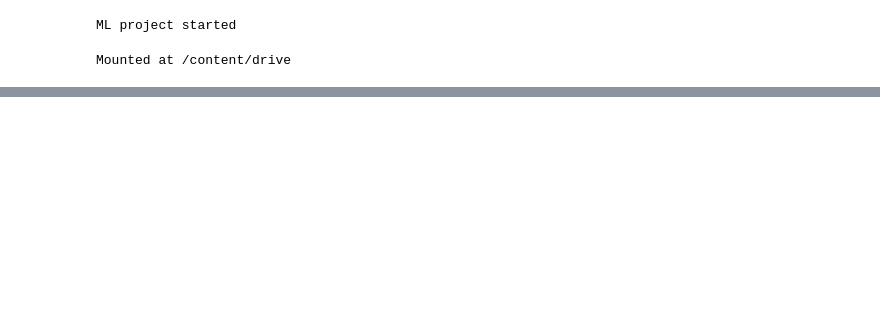
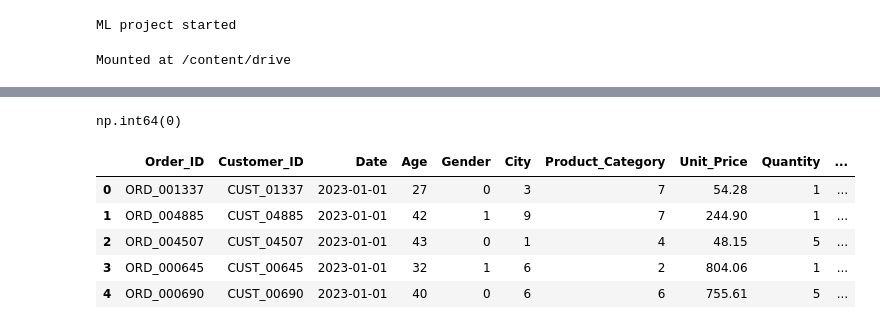
Before and after one commit to somcode14/E-Commerce-Sales-Customer-Behavior-Analysis, a Jupyter notebook: Project.ipynb, the cells around one changed output, grey strips where cells are left out. Cells and saved outputs as stored; diff of their text form; code cells hidden in the pictures; blank space fills up the shorter version.

```diff
--- a/Project.ipynb
+++ b/Project.ipynb
@@ -35,0 +64,23 @@ df.head()
+# %%
+df.isnull().sum().sum()
+# %% [output]
+np.int64(0)
+# %%
+#Encode Categorical Columns
+le = LabelEncoder()
+df['Gender'] = le.fit_transform(df['Gender'])
+df['City'] = le.fit_transform(df['City'])
+df['Product_Category'] = le.fit_transform(df['Product_Category'])
+df['Payment_Method'] = le.fit_transform(df['Payment_Method'])
+df['Device_Type'] = le.fit_transform(df['Device_Type'])
+
+df['Is_Returning_Customer'] = df['Is_Returning_Customer'].astype(int)
+
+df.head()
+# %% [output]
+|  | Order_ID | Customer_ID | Date | Age | Gender | City | Product_Category | Unit_Price | Quantity | ... |
+| 0 | ORD_001337 | CUST_01337 | 2023-01-01 | 27 | 0 | 3 | 7 | 54.28 | 1 | ... |
+| 1 | ORD_004885 | CUST_04885 | 2023-01-01 | 42 | 1 | 9 | 7 | 244.90 | 1 | ... |
+| 2 | ORD_004507 | CUST_04507 | 2023-01-01 | 43 | 0 | 1 | 4 | 48.15 | 5 | ... |
+| 3 | ORD_000645 | CUST_00645 | 2023-01-01 | 32 | 1 | 6 | 2 | 804.06 | 1 | ... |
+| 4 | ORD_000690 | CUST_00690 | 2023-01-01 | 40 | 0 | 6 | 6 | 755.61 | 5 | ... |
```
Also changed, not shown: parts of 12 cells of this notebook.
